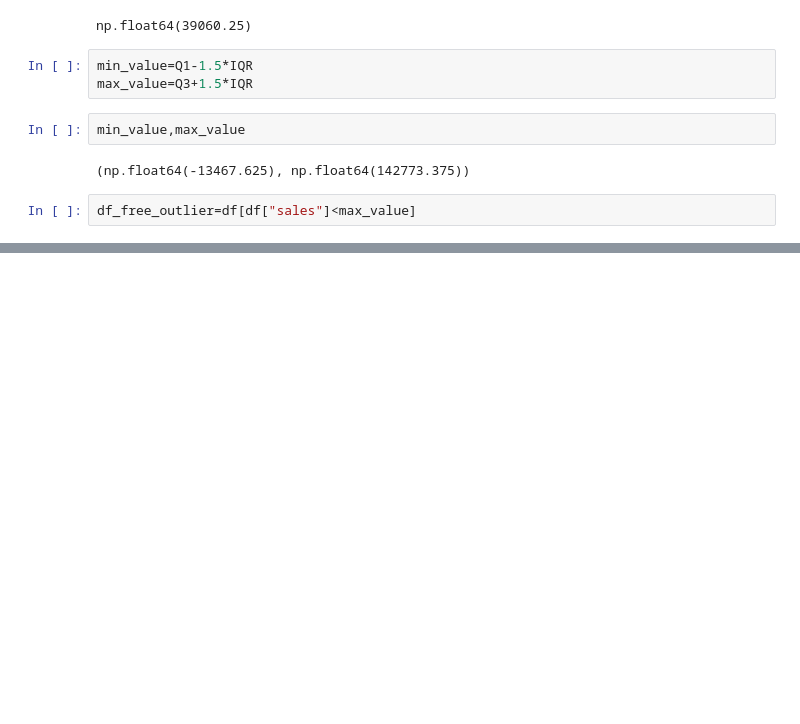
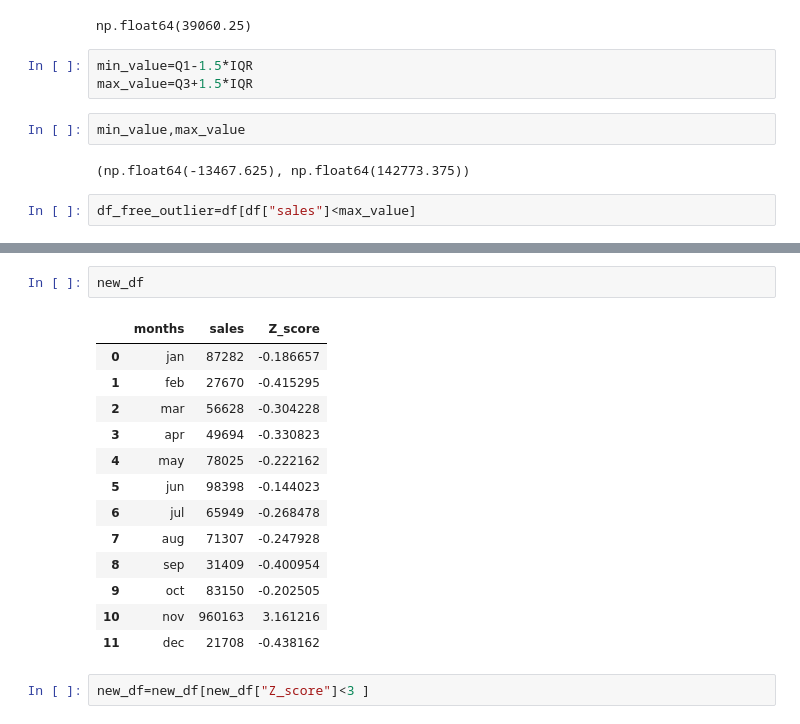
Before and after one commit to harshrathi0010-web/Python_Practice_Revision, a Jupyter notebook: Outlier.ipynb, the cells around one changed output, grey strips where cells are left out. Cells and saved outputs as stored; diff of their text form; blank space fills up the shorter version.

```diff
--- a/Outlier.ipynb
+++ b/Outlier.ipynb
@@ -117,0 +169,18 @@ df.head(12)
+# %%
+new_df
+# %% [output]
+|  | months | sales | Z_score |
+| 0 | jan | 87282 | -0.186657 |
+| 1 | feb | 27670 | -0.415295 |
+| 2 | mar | 56628 | -0.304228 |
+| 3 | apr | 49694 | -0.330823 |
+| 4 | may | 78025 | -0.222162 |
+| 5 | jun | 98398 | -0.144023 |
+| 6 | jul | 65949 | -0.268478 |
+| 7 | aug | 71307 | -0.247928 |
+| 8 | sep | 31409 | -0.400954 |
+| 9 | oct | 83150 | -0.202505 |
+| 10 | nov | 960163 | 3.161216 |
+| 11 | dec | 21708 | -0.438162 |
+# %%
+new_df=new_df[new_df["Z_score"]<3 ]
```
Also changed, not shown: parts of 9 cells of this notebook.
